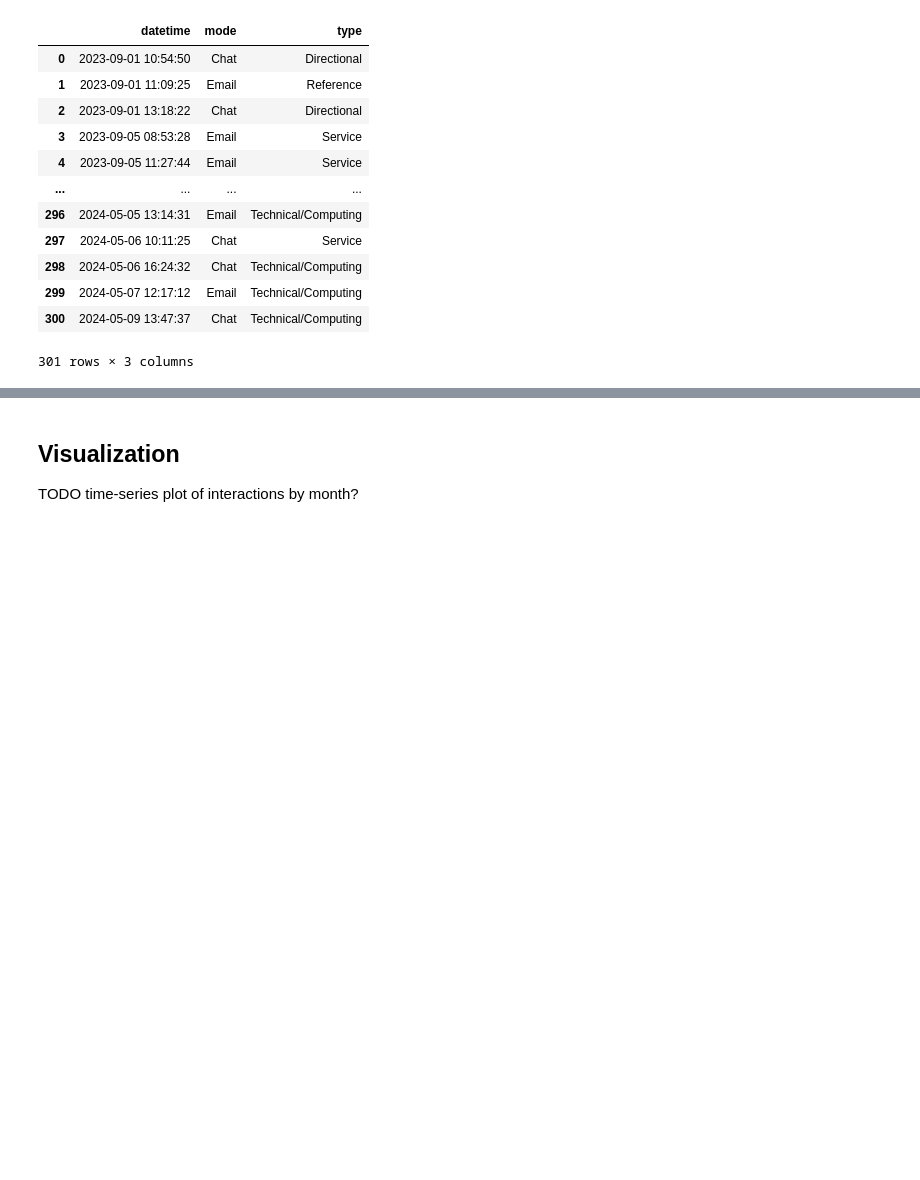
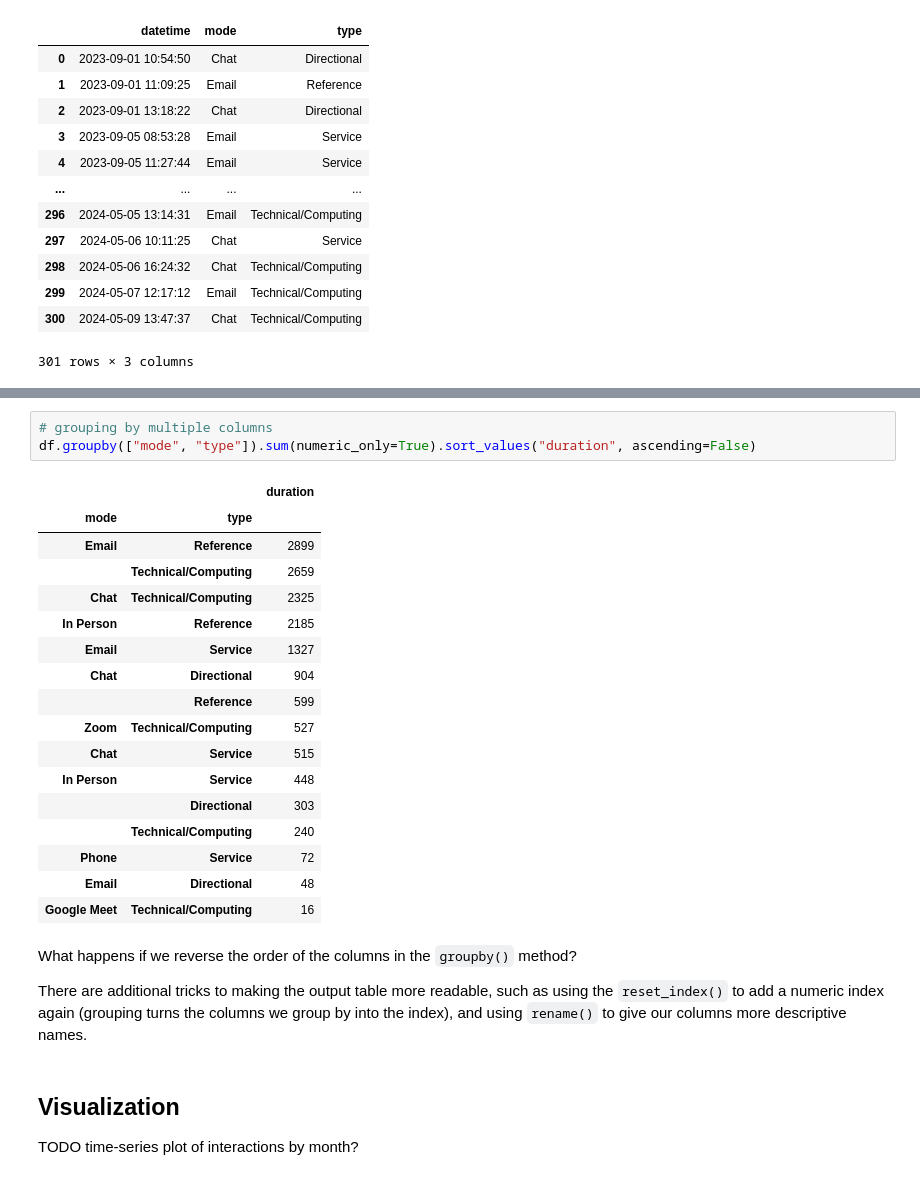
Before and after one commit to phette23/c4l24-python4lib, a Jupyter notebook: docs/pandas.ipynb, the cells around one changed output, grey strips where cells are left out. Drawn from its saved outputs; the diff is of its cells as text; blank space fills up the shorter version.

```diff
--- a/docs/pandas.ipynb
+++ b/docs/pandas.ipynb
@@ -273,3 +298,28 @@ TODO count interactions by user, mode, and/or type
+# %%
+# grouping by multiple columns
+df.groupby(["mode", "type"]).sum(numeric_only=True).sort_values("duration", ascending=False)
+# %% [output]
+|  |  | duration |
+| mode | type |  |
+| Email | Reference | 2899 |
+|  | Technical/Computing | 2659 |
+| Chat | Technical/Computing | 2325 |
+| In Person | Reference | 2185 |
+| Email | Service | 1327 |
+| Chat | Directional | 904 |
+|  | Reference | 599 |
+| Zoom | Technical/Computing | 527 |
+| Chat | Service | 515 |
+| In Person | Service | 448 |
+|  | Directional | 303 |
+|  | Technical/Computing | 240 |
+| Phone | Service | 72 |
+| Email | Directional | 48 |
+| Google Meet | Technical/Computing | 16 |
+# %% [markdown]
+What happens if we reverse the order of the columns in the `groupby()` method?
+
+There are additional tricks to making the output table more readable, such as using the `reset_index()` to add a numeric index again (grouping turns the columns we group by into the index), and using `rename()` to give our columns more descriptive names.
 # %% [markdown]
 ## Visualization
 
```
Also changed, not shown: parts of 5 cells of this notebook.
